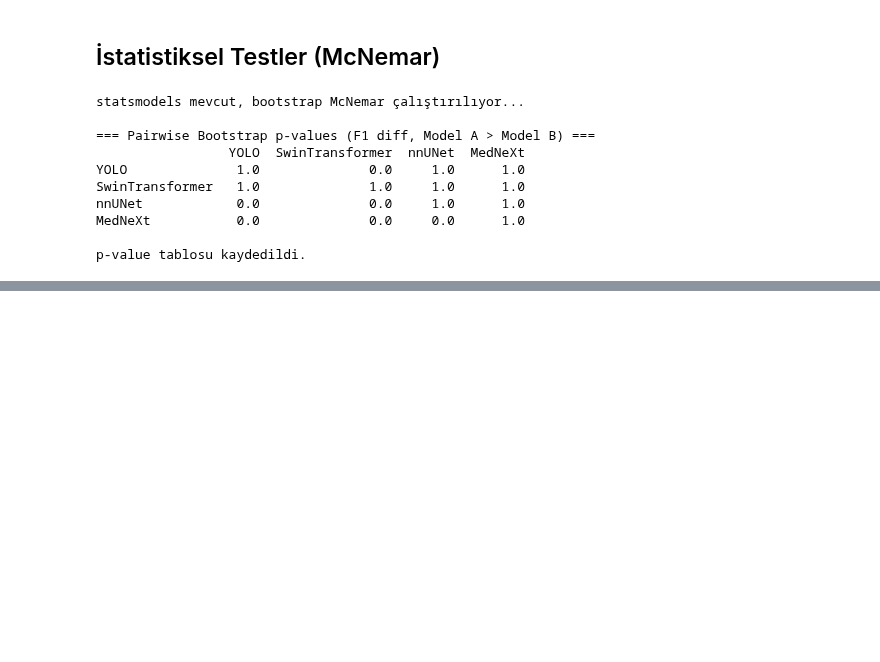
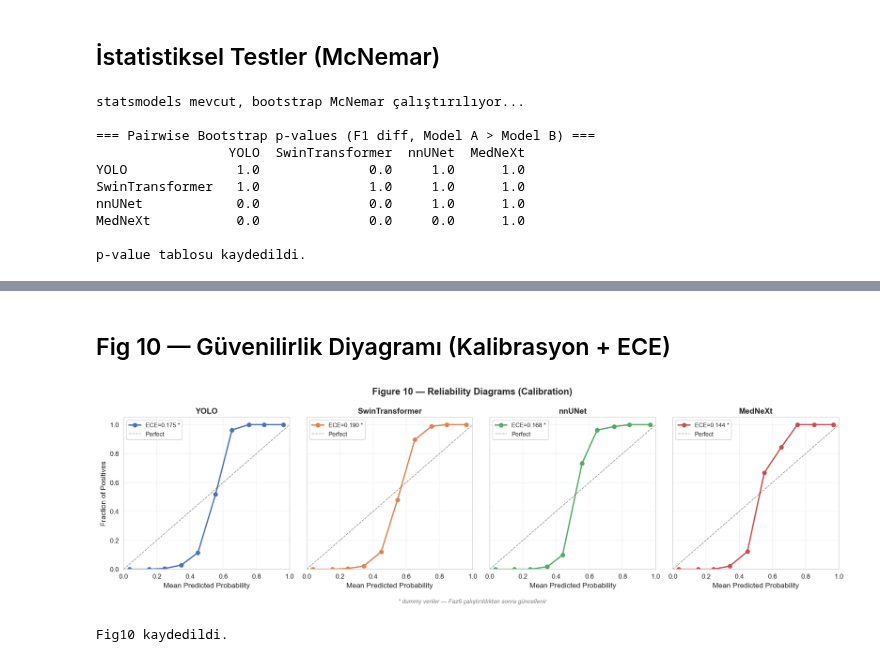
Before and after one commit to ramazan2020/abdomen1, a Jupyter notebook: Faz8_Makale_Analiz.ipynb, the cells around one changed output, grey strips where cells are left out. Cells and saved outputs as stored; diff of their text form; code cells hidden in the pictures; blank space fills up the shorter version.

```diff
--- a/Faz8_Makale_Analiz.ipynb
+++ b/Faz8_Makale_Analiz.ipynb
@@ -673,0 +854,53 @@ p-value tablosu kaydedildi.
+# %% [markdown]
+## Fig 10 — Güvenilirlik Diyagramı (Kalibrasyon + ECE)
+# %%
+from sklearn.calibration import calibration_curve
+
+def compute_ece(probs, labels, n_bins=10):
+    """Expected Calibration Error (mikro ortalama, tüm sınıflar)."""
+    bins = np.linspace(0, 1, n_bins + 1)
+    ece = 0.0
+    total = probs.size
+    for b in range(n_bins):
+        mask = (probs >= bins[b]) & (probs < bins[b+1])
+        if mask.sum() == 0:
+            continue
+        acc  = labels[mask].mean()
+        conf = probs[mask].mean()
+        ece += (mask.sum() / total) * abs(acc - conf)
+    return ece
+
+fig, axes = plt.subplots(1, len(MODELS), figsize=(16, 4.5), sharey=True)
+fig.suptitle('Figure 10 — Reliability Diagrams (Calibration)', fontsize=14, fontweight='bold')
+
+for ax, model in zip(axes, MODELS):
+    probs, labels, is_dummy = load_predictions(results, model)
+    # mikro: tüm sınıfları düzleştir
+    p_flat = probs.ravel()
+    l_flat = labels.ravel()
+    with warnings.catch_warnings():
+        warnings.simplefilter('ignore')
+        frac_pos, mean_pred = calibration_curve(l_flat, p_flat, n_bins=10, strategy='uniform')
+    ece = compute_ece(p_flat, l_flat)
+    lbl = f'ECE={ece:.3f}'
+    if is_dummy: lbl += ' *'
+    ax.plot(mean_pred, frac_pos, 'o-', color=MODEL_COLORS.get(model), linewidth=2, label=lbl)
+    ax.plot([0,1],[0,1], 'k--', alpha=0.4, linewidth=1, label='Perfect')
+    ax.fill_between([0,1],[0,1],[0,1], alpha=0.06, color='gray')
+    ax.set_xlabel('Mean Predicted Probability')
+    if ax == axes[0]: ax.set_ylabel('Fraction of Positives')
+    ax.set_title(model, fontweight='bold')
+    ax.legend(fontsize=9)
+    ax.set_xlim(0,1); ax.set_ylim(0,1.05)
+    ax.grid(alpha=0.3)
+
+fig.text(0.5, -0.03, '* dummy veriler — Faz6 çalıştırıldıktan sonra güncellenir',
+         ha='center', fontsize=9, color='gray', style='italic')
+plt.tight_layout()
+fig.savefig(FIG_DIR / 'fig10_calibration.png')
+fig.savefig(FIG_DIR / 'fig10_calibration.pdf')
+plt.show()
+print('Fig10 kaydedildi.')
+# %% [output]
+[figure, added]
+Fig10 kaydedildi.
```
Also changed, not shown: parts of 11 cells of this notebook, 44 other files.
